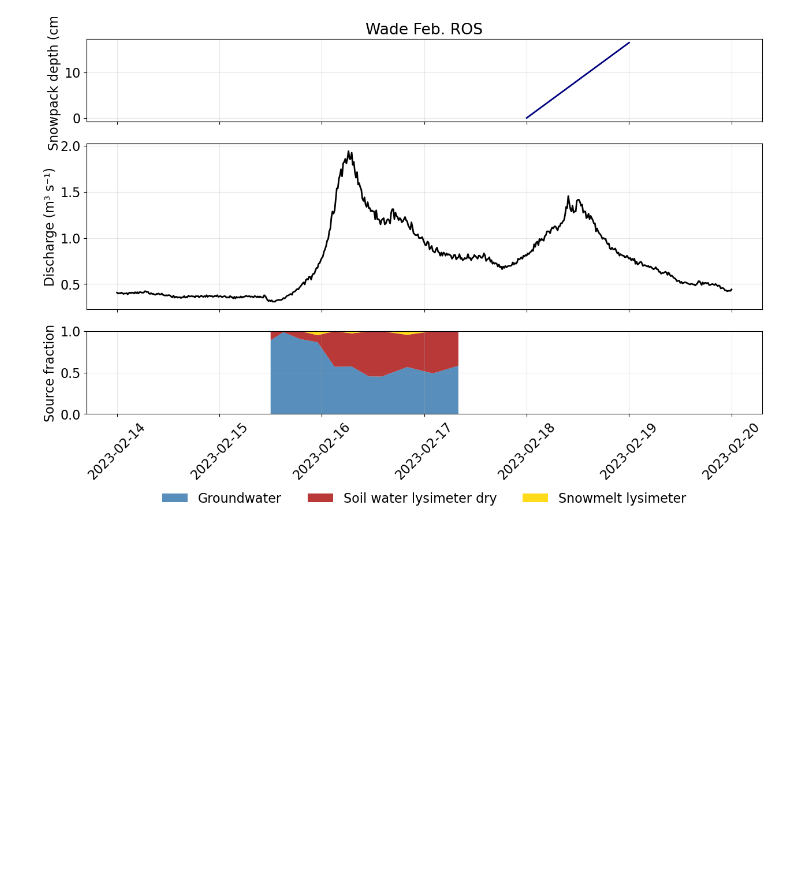
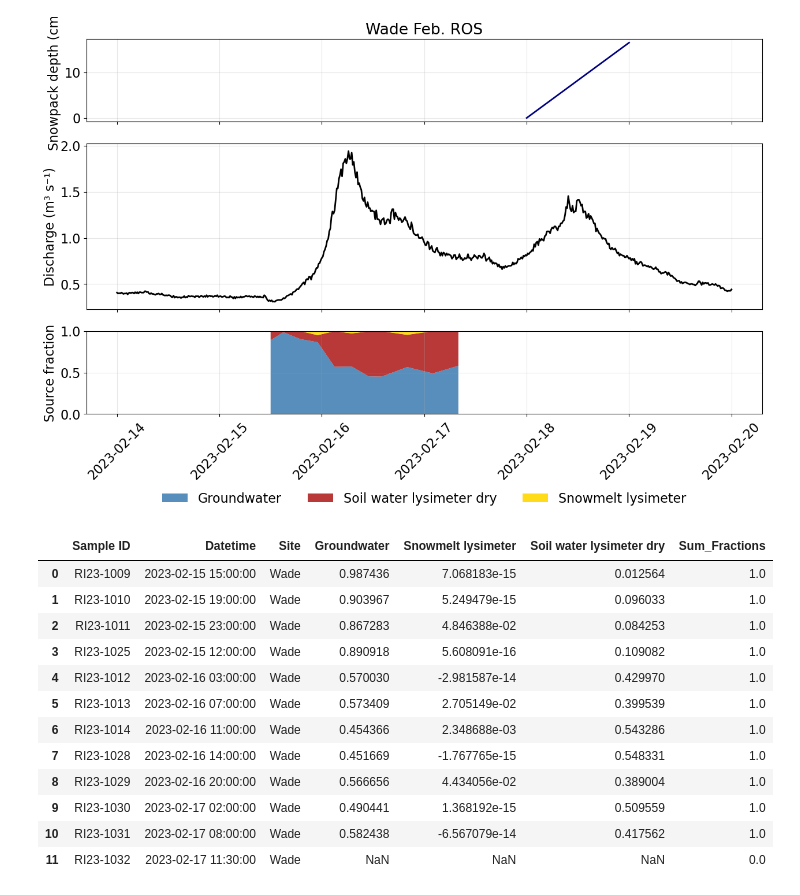
Before and after one commit to MeganEDuffy/LCBP-interannual-EMMAs, a Jupyter notebook: Notebooks/RI23-Wade-EMMAs.ipynb, the cells around one changed output. Drawn from its saved outputs; the diff is of its cells as text; code cells hidden in the pictures; blank space fills up the shorter version.

```diff
--- a/Notebooks/RI23-Wade-EMMAs.ipynb
+++ b/Notebooks/RI23-Wade-EMMAs.ipynb
@@ -74,6 +77,22 @@ em.plot_emma_fractions_with_hydrograph(
 [figure]
 ✅ Figure saved to output/EMMA-error-plots/Wade-Brook-February-2023-ROS.png
 [figure]
+# %%
+wade_febros_fractions_df
+# %% [output]
+|  | Sample ID | Datetime | Site | Groundwater | Snowmelt lysimeter | Soil water lysimeter dry | Sum_Fractions |
+| 0 | RI23-1009 | 2023-02-15 15:00:00 | Wade | 0.987436 | 7.068183e-15 | 0.012564 | 1.0 |
+| 1 | RI23-1010 | 2023-02-15 19:00:00 | Wade | 0.903967 | 5.249479e-15 | 0.096033 | 1.0 |
+| 2 | RI23-1011 | 2023-02-15 23:00:00 | Wade | 0.867283 | 4.846388e-02 | 0.084253 | 1.0 |
+| 3 | RI23-1025 | 2023-02-15 12:00:00 | Wade | 0.890918 | 5.608091e-16 | 0.109082 | 1.0 |
+| 4 | RI23-1012 | 2023-02-16 03:00:00 | Wade | 0.570030 | -2.981587e-14 | 0.429970 | 1.0 |
+| 5 | RI23-1013 | 2023-02-16 07:00:00 | Wade | 0.573409 | 2.705149e-02 | 0.399539 | 1.0 |
+| 6 | RI23-1014 | 2023-02-16 11:00:00 | Wade | 0.454366 | 2.348688e-03 | 0.543286 | 1.0 |
+| 7 | RI23-1028 | 2023-02-16 14:00:00 | Wade | 0.451669 | -1.767765e-15 | 0.548331 | 1.0 |
+| 8 | RI23-1029 | 2023-02-16 20:00:00 | Wade | 0.566656 | 4.434056e-02 | 0.389004 | 1.0 |
+| 9 | RI23-1030 | 2023-02-17 02:00:00 | Wade | 0.490441 | 1.368192e-15 | 0.509559 | 1.0 |
+| 10 | RI23-1031 | 2023-02-17 08:00:00 | Wade | 0.582438 | -6.567079e-14 | 0.417562 | 1.0 |
+| 11 | RI23-1032 | 2023-02-17 11:30:00 | Wade | NaN | NaN | NaN | 0.0 |
 # %%
 import sys
 sys.path.append("/home/millieginty/OneDrive/git-repos/LCBP-interannual-EMMAs/")
```
Also changed, not shown: parts of 3 cells of this notebook, 3 other files.
